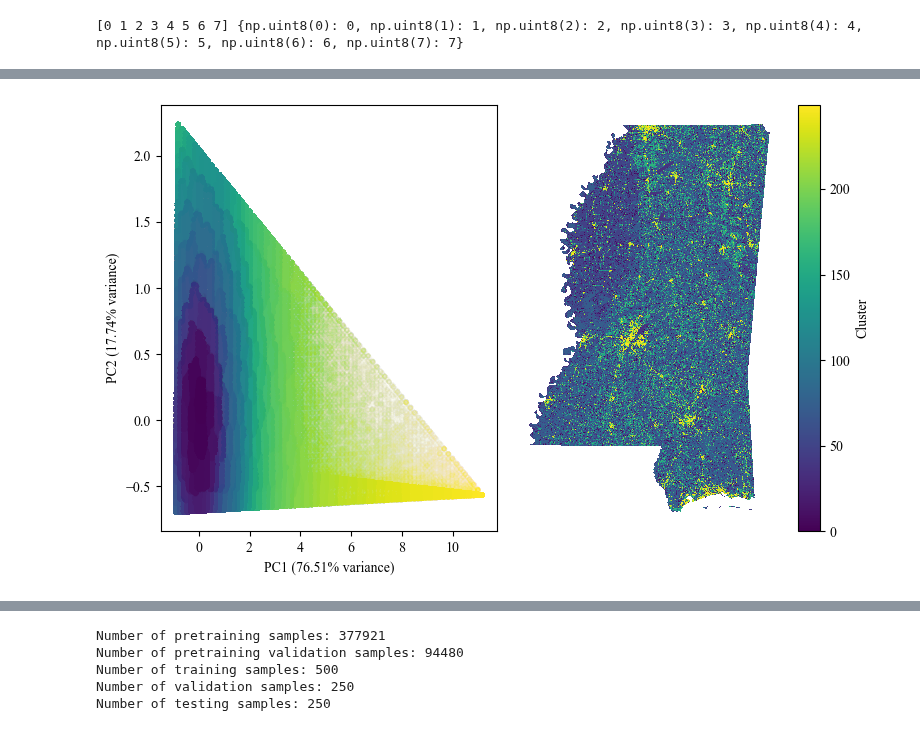
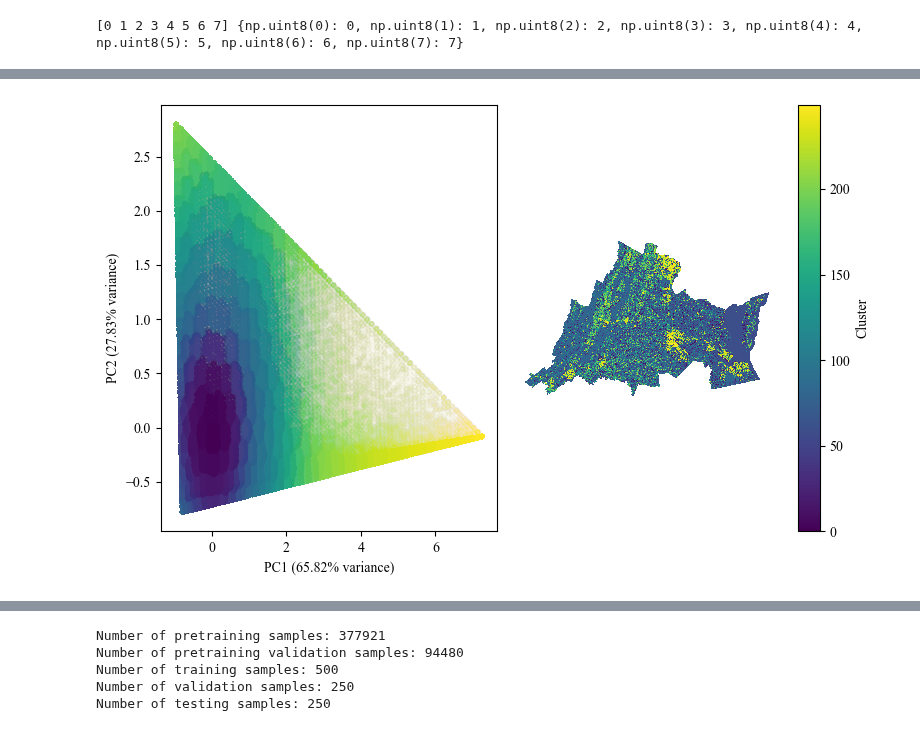
Before and after one commit to DakotaHester/ms-land-cover, a Jupyter notebook: stratification_cpb.ipynb, the cells around one changed output, grey strips where cells are left out. Cells and saved outputs as stored; diff of their text form; code cells hidden in the pictures.

Commit message:
Define tiles for CPB test

```diff
--- a/stratification_cpb.ipynb
+++ b/stratification_cpb.ipynb
@@ -84,9 +256,11 @@ Total number of candidate patches: 1889606
 # could use state boundary, but some cells slightly protrude outside of the state
 # better to use grid boundary
 
+# grid_gdf = gpd.read_parquet('./data/cpb_tests/sampling/grid_with_spatial_strata.par')
+
 with rio.open('./data/sampling/NLCD/Annual_NLCD_LndCov_2023_CU_C1V0.tif') as src:
 
-    full_grid = grid_gdf.to_crs(src.crs).dissolve().geometry
+    full_grid = grid_gdf.dissolve().to_crs(src.crs).buffer(256).geometry
 
     out_image, out_transform = mask(src, full_grid, crop=True, all_touched=True)
     out_meta = src.meta.copy()
@@ -107,7 +281,7 @@ with rio.open('./data/cpb_tests/NLCD/NLCD_CPB.tif') as src:
 
     dest_transform, dest_width, dest_height = calculate_default_transform(
         src.crs,
-        crs,
+        grid_gdf.crs,
         src.width,
         src.height,
         *src.bounds
@@ -115,7 +289,7 @@ with rio.open('./data/cpb_tests/NLCD/NLCD_CPB.tif') as src:
 
     out_meta = src.meta.copy()
     out_meta.update({
-        'crs': crs,
+        'crs': grid_gdf.crs,
         'transform': dest_transform,
         'width': dest_width,
         'height': dest_height,
@@ -130,7 +304,7 @@ with rio.open('./data/cpb_tests/NLCD/NLCD_CPB.tif') as src:
             src_transform=src.transform,
             src_crs=src.crs,
             dst_transform=dest_transform,
-            dst_crs=crs,
+            dst_crs=grid_gdf.crs,
             resampling=Resampling.nearest,
         )
 # %%
@@ -243,6 +421,9 @@ np.save('./data/cpb_tests/sampling/histogram_vectors.npy', histograms)
 n_components = 2
 n_clusters = 250
 random_state = 1701
+
+grid_gdf = gpd.read_parquet('./data/cpb_tests/sampling/grid_with_histograms.par')
+histograms = np.stack(grid_gdf['histogram'].values)
 
 scaler = RobustScaler() # robust to outliers
 pca = PCA(n_components=n_components, random_state=random_state)
@@ -286,32 +468,35 @@ plt.show()
 # %%
 # visualize clusters on map
+n_clusters = 250
+grid_gdf = gpd.read_parquet(f'./data/cpb_tests/sampling/grid_MSTM_{n_clusters}_clusters.par')
 grids_copy = grid_gdf.copy()
 
 # order the clusters such that they can be colored in a way that clusters with
 # similar values have similar colors
 
 # get cluster centers
 cluster_centers = pca.inverse_transform(kmeans.cluster_centers_)
 # cluster_centers = scaler.inverse_transform(cluster_centers)
 
 # get the order of the clusters based on the cluster centers
 cluster_order = np.argsort(np.sum(np.square(kmeans.cluster_centers_), axis=1))
 
 # map the cluster order to the original cluster labels
 cluster_map = {cluster: i for i, cluster in enumerate(cluster_order)}
 grids_copy['cluster'] = grids_copy['cluster'].map(cluster_map)
 
 # plot clusters using PCs
 fig, ax = plt.subplots(1, 2, figsize=(8, 5))
 
 scatter = ax[0].scatter(hist_pca[:, 0], hist_pca[:, 1], c=grids_copy['cluster'], cmap='viridis', s=10, alpha=0.01)
 ax[0].set_xlabel(f'PC1 ({pca.explained_variance_ratio_[0]*100:.2f}% variance)')
 ax[0].set_ylabel(f'PC2 ({pca.explained_variance_ratio_[1]*100:.2f}% variance)')
 
 grids_copy.plot(column='cluster', ax=ax[1], legend=True, cmap='viridis', legend_kwds={'label': 'Cluster'})
 ax[1].axis('off')
 
 fig.tight_layout()
-plt.savefig('./paper/images/sampling/clusters_map.png', dpi=300)
+plt.savefig('./paper/images/cpb_clusters_map.pdf', dpi=300)
+plt.show()
 # %% [output]
-[figure, old version]
+[figure, new version]
```
Also changed, not shown: parts of 16 cells of this notebook, 9 other files.
